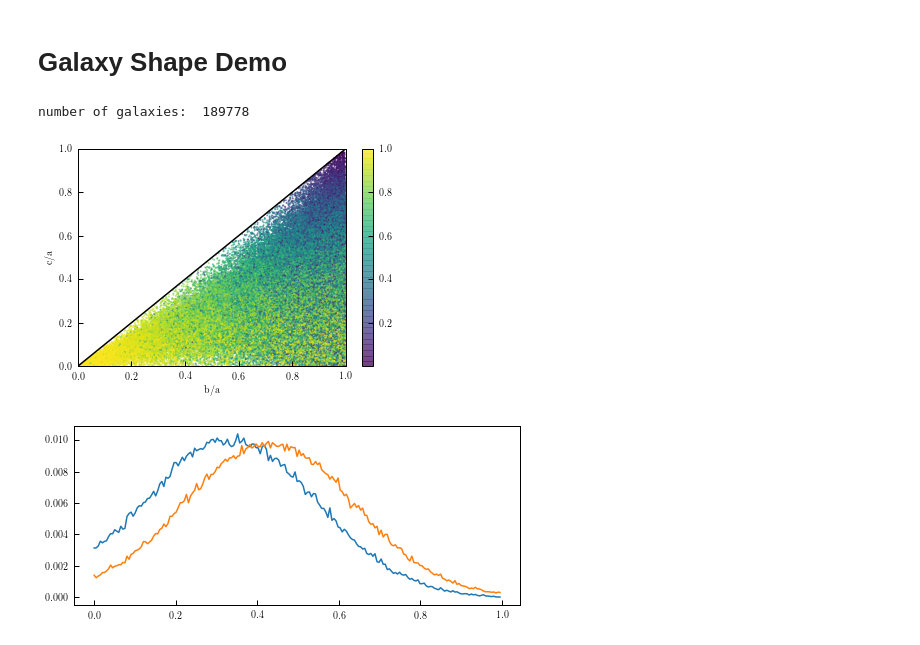
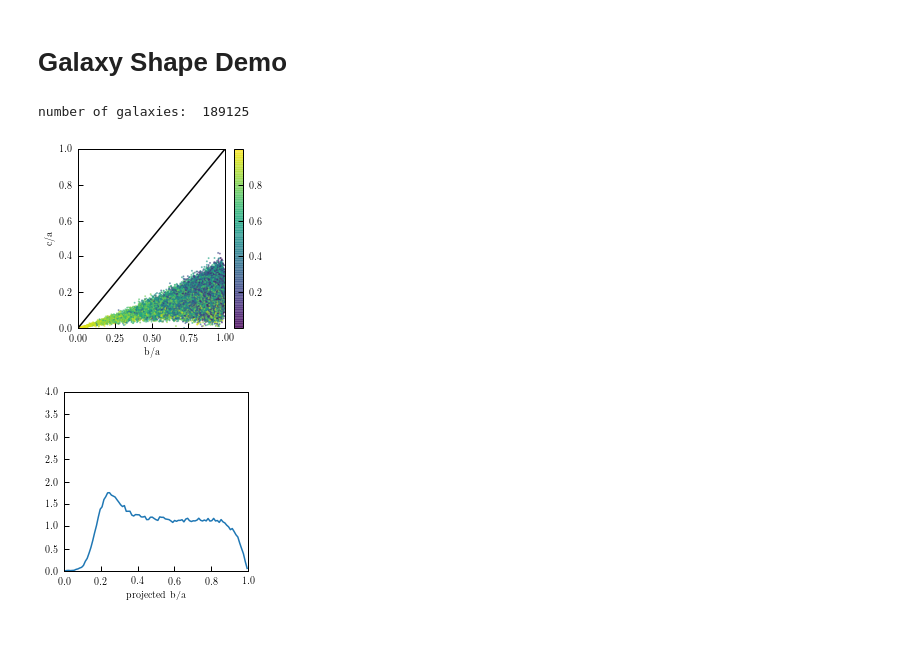
Before and after one commit to duncandc/galaxy_shapes, a Jupyter notebook: shape_models/shape_demo.ipynb, the cells around one changed output. Drawn from its saved outputs; the diff is of its cells as text; code cells hidden in the pictures.

Commit message:
PS08 shape model working correctly

```diff
--- a/shape_models/shape_demo.ipynb
+++ b/shape_models/shape_demo.ipynb
@@ -24,8 +24,8 @@ sats_prof_model = SubhaloPhaseSpace('satellites', np.logspace(10.5, 15.2, 15))
 
 # define shape model
 from shape_model_componenets import PS08Shapes
-cens_shape_model = PS08Shapes(gal_type = 'centrals', sample='all', galaxy_type='elliptical')
-sats_shape_model = PS08Shapes(gal_type = 'satellites', sample='all', galaxy_type='elliptical')
+cens_shape_model = PS08Shapes(gal_type = 'centrals', sample='all', galaxy_type='spiral')
+sats_shape_model = PS08Shapes(gal_type = 'satellites', sample='all', galaxy_type='spiral')
 
 #define alignment model
 from intrinsic_alignments.ia_models.ia_model_components import RandomAlignment
@@ -65,20 +65,35 @@ model_instance = HodModelFactory(centrals_occupation = cens_occ_model,
 model_instance.populate_mock(halocat)
 print("number of galaxies: ", len(model_instance.mock.galaxy_table))
 # %% [output]
-number of galaxies:  189778
+number of galaxies:  189125
 # %%
 mock = model_instance.mock.galaxy_table
 # %%
-color = np.array(1-mock['galaxy_projected_b_to_a'])
+e = np.array(1-mock['galaxy_projected_b_to_a'])
 
-plt.figure()
-plt.scatter(mock['galaxy_b_to_a'], mock['galaxy_c_to_a'], alpha=0.5, s=1, c=color)
+plt.figure(figsize=(3.3,3.3))
+plt.scatter(mock['galaxy_b_to_a'], mock['galaxy_c_to_a'], alpha=0.5, s=1, c=e)
 plt.plot([0,1],[0,1], '-', color='black')
 plt.xlim([0,1])
 plt.ylim([0,1])
 plt.xlabel('b/a')
 plt.ylabel('c/a')
 plt.colorbar()
 plt.show()
+
+b_to_a = mock['galaxy_projected_b_to_a']
+
+bins = np.linspace(0,1,100)
+bin_centers = (bins[:-1]+bins[1:])/2.0
+counts = np.histogram(b_to_a, bins=bins)[0]
+counts = counts/np.sum(counts)/np.diff(bins)
+
+plt.figure(figsize=(3.3,3.3))
+plt.plot(bin_centers, counts)
+plt.xlim([0,1])
+plt.ylim([0,4])
+plt.xlabel('projected b/a')
+plt.show()
 # %% [output]
-[figure, old version]
+[figure, new version]
+[figure, added]
@@ -89,15 +99,0 @@ gamma_2 = mock['galaxy_c_to_a']/mock['galaxy_b_to_a']
-# %%
-bins = np.linspace(0,1, 200)
-
-counts_1 = np.histogram(gamma_1, bins)[0]
-counts_1 = counts_1/np.sum(counts_1)
-
-counts_2 = np.histogram(gamma_2, bins)[0]
-counts_2 = counts_2/np.sum(counts_2)
-
-plt.figure(figsize=(8, 3.3))
-plt.plot(bins[:-1], counts_1)
-plt.plot(bins[:-1], counts_2)
-plt.show()
-# %% [output]
-[figure, removed]
```
Also changed, not shown: parts of 7 cells of this notebook, 1 other file.
